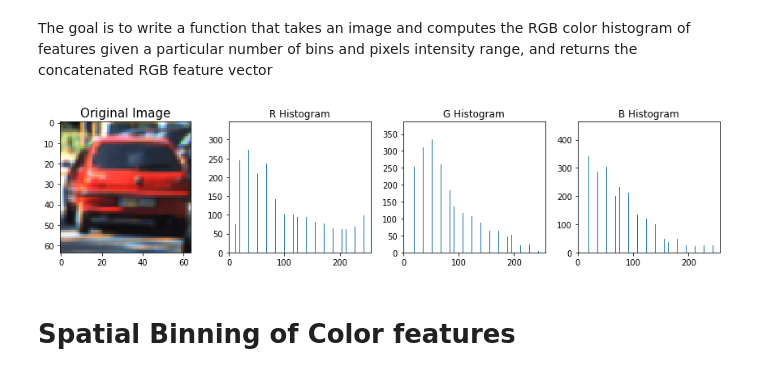
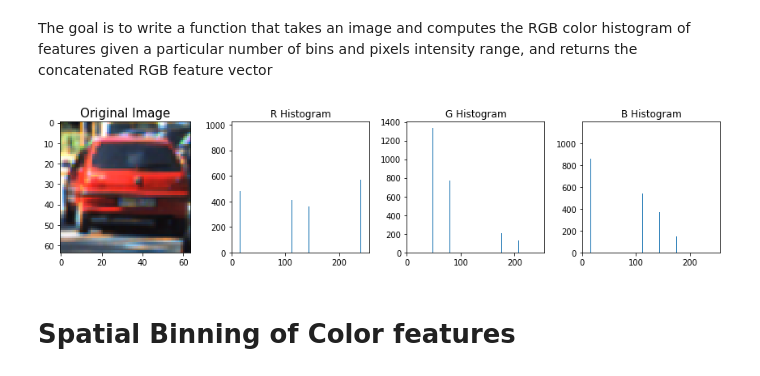
Before and after one commit to sandorgoda/Vehicle-Detection-and-Tracking, a Jupyter notebook: VehicleDetection.ipynb, the cells around one changed output. Drawn from its saved outputs; the diff is of its cells as text; code cells hidden in the pictures.

```diff
--- a/VehicleDetection.ipynb
+++ b/VehicleDetection.ipynb
@@ -58,7 +58,7 @@ The goal is to write a function that takes an image and computes the RGB color h
 # %%
 #The function is from Lesson 12 - Histograms of color
 # Define a function to compute color histogram features
-def color_hist(img, nbins=32, bins_range=(0, 256)):
+def color_hist(img, nbins=32, bins_range=(0, 256), chist_flag=False):
     # Compute the histogram of the RGB channels separately
     rhist = np.histogram(img[:,:,0], bins=nbins, range=bins_range)
     ghist = np.histogram(img[:,:,1], bins=nbins, range=bins_range)
@@ -68,36 +68,39 @@ def color_hist(img, nbins=32, bins_range=(0, 256)):
     bin_centers = (bin_edges[1:]  + bin_edges[0:len(bin_edges)-1])/2
     # Concatenate the histograms into a single feature vector
     hist_features = np.concatenate((rhist[0], ghist[0], bhist[0]))
+    if(chist_flag==True):
     # Return the individual histograms, bin_centers and feature vector
-    return rhist, ghist, bhist, bin_centers, hist_features
+        return rhist, ghist, bhist, bin_centers, hist_features
+    else:
+        return hist_features
 # %%
 image = cv2.imread('vehicles/vehicles/KITTI_extracted/889.png')
 image = cv2.cvtColor(image, cv2.COLOR_BGR2RGB)
 
-rh, gh, bh, bincen, feature_vec = color_hist(image, nbins=32, bins_range=(0, 256))
+rh, gh, bh, bincen, feature_vec = color_hist(image, nbins=8, bins_range=(0, 256), chist_flag=True)
 # Plot a figure with all three bar charts
 if rh is not None:
     fig = plt.figure(figsize=(12,3))
     plt.subplot(141)
     plt.imshow(image)
     plt.title('Original Image', fontsize=15)
     plt.subplot(142)
     plt.bar(bincen, rh[0])
     plt.xlim(0, 256)
     plt.title('R Histogram')
     plt.subplot(143)
     plt.bar(bincen, gh[0])
     plt.xlim(0, 256)
     plt.title('G Histogram')
     plt.subplot(144)
     plt.bar(bincen, bh[0])
     plt.xlim(0, 256)
     plt.title('B Histogram')
     fig.tight_layout()
 else:
     print('Your function is returning None for at least one variable...')
 # %% [output]
-[figure, old version]
+[figure, new version]
 # %% [markdown]
 # Spatial Binning of Color features
 # %%
```
Also changed, not shown: parts of 37 cells of this notebook.
